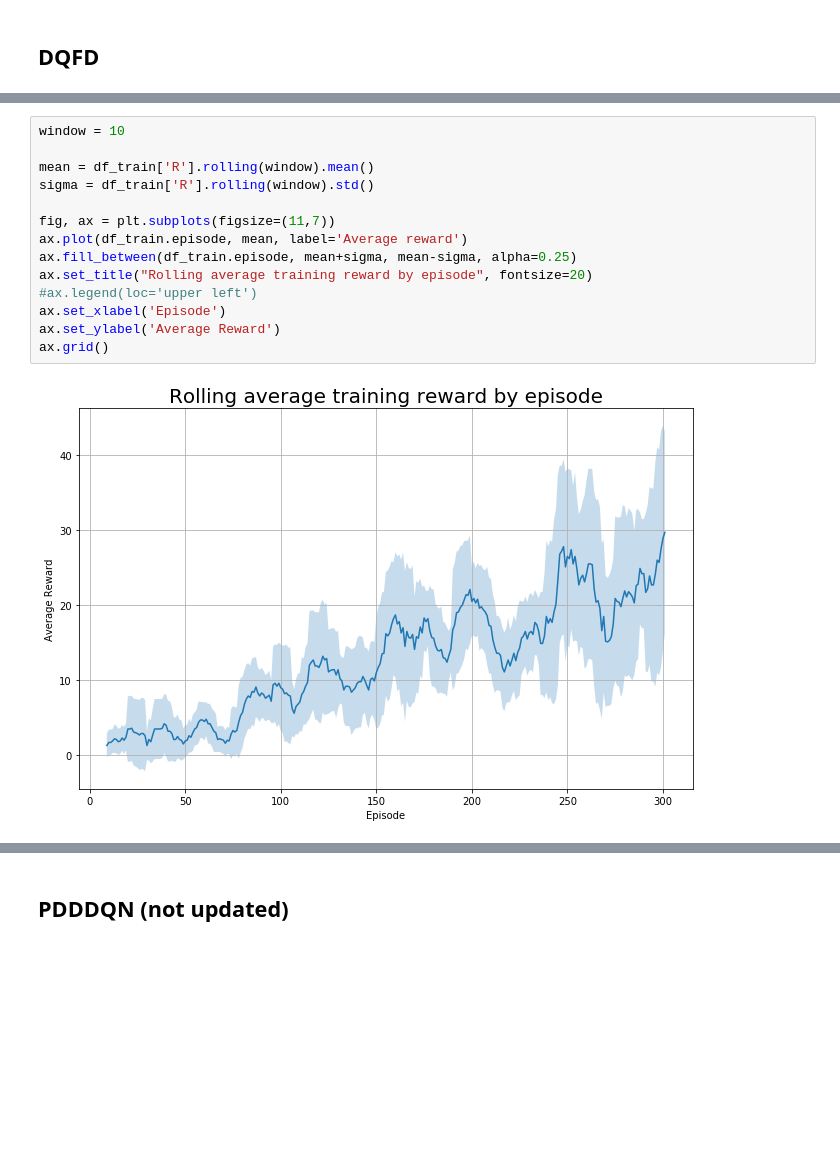
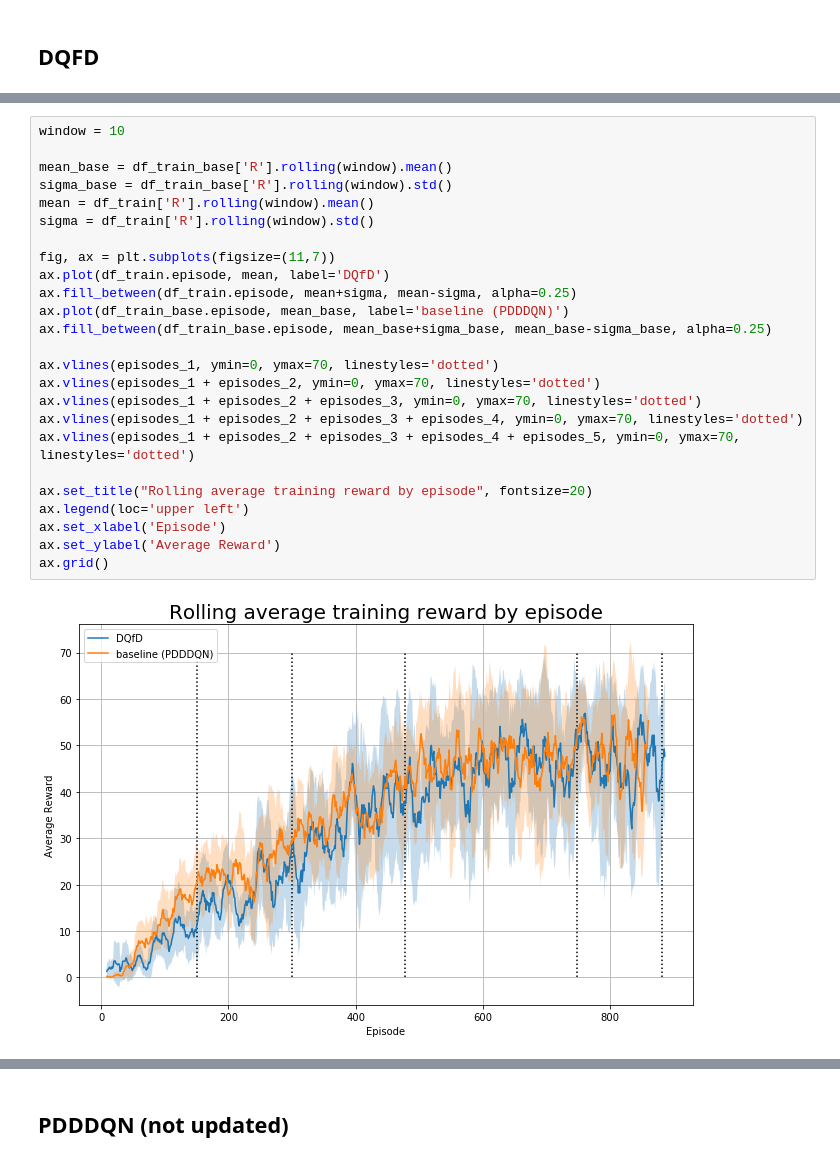
Before and after one commit to NiftyNico/DiamondsInTheRough, a Jupyter notebook: log_parser/log_parser_dh.ipynb, the cells around one changed output, grey strips where cells are left out. Cells and saved outputs as stored; diff of their text form; blank space fills up the shorter version.

```diff
--- a/log_parser/log_parser_dh.ipynb
+++ b/log_parser/log_parser_dh.ipynb
@@ -349,19 +465,30 @@ ax.grid()
 # %%
 window = 10
 
+mean_base = df_train_base['R'].rolling(window).mean()
+sigma_base = df_train_base['R'].rolling(window).std()
 mean = df_train['R'].rolling(window).mean()
 sigma = df_train['R'].rolling(window).std()
 
 fig, ax = plt.subplots(figsize=(11,7))
-ax.plot(df_train.episode, mean, label='Average reward')
+ax.plot(df_train.episode, mean, label='DQfD')
 ax.fill_between(df_train.episode, mean+sigma, mean-sigma, alpha=0.25)
+ax.plot(df_train_base.episode, mean_base, label='baseline (PDDDQN)')
+ax.fill_between(df_train_base.episode, mean_base+sigma_base, mean_base-sigma_base, alpha=0.25)
+
+ax.vlines(episodes_1, ymin=0, ymax=70, linestyles='dotted')
+ax.vlines(episodes_1 + episodes_2, ymin=0, ymax=70, linestyles='dotted')
+ax.vlines(episodes_1 + episodes_2 + episodes_3, ymin=0, ymax=70, linestyles='dotted')
+ax.vlines(episodes_1 + episodes_2 + episodes_3 + episodes_4, ymin=0, ymax=70, linestyles='dotted')
+ax.vlines(episodes_1 + episodes_2 + episodes_3 + episodes_4 + episodes_5, ymin=0, ymax=70, linestyles='dotted')
+
 ax.set_title("Rolling average training reward by episode", fontsize=20)
-#ax.legend(loc='upper left')
+ax.legend(loc='upper left')
 ax.set_xlabel('Episode')
 ax.set_ylabel('Average Reward')
 ax.grid()
 # %% [output]
-[figure, old version]
+[figure, new version]
 # %%
 #method 2, plot with dots. I like this more
 
```
Also changed, not shown: parts of 12 cells of this notebook, 32 other files.
